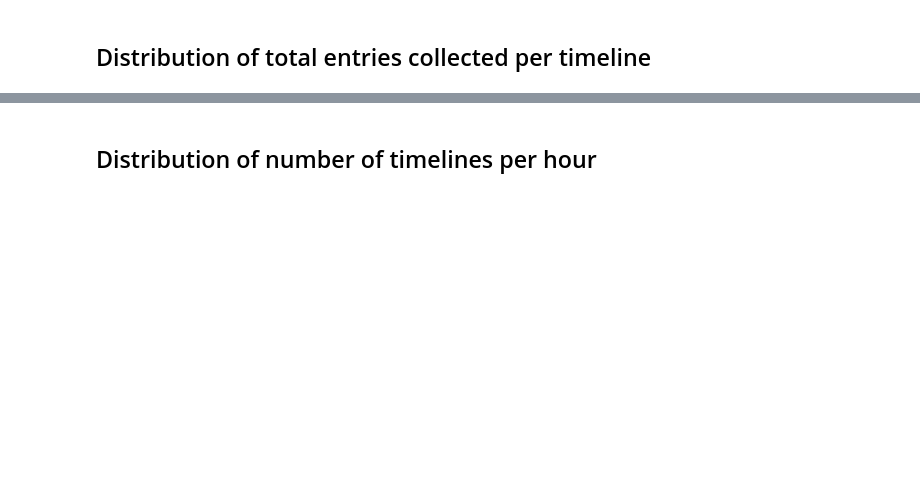
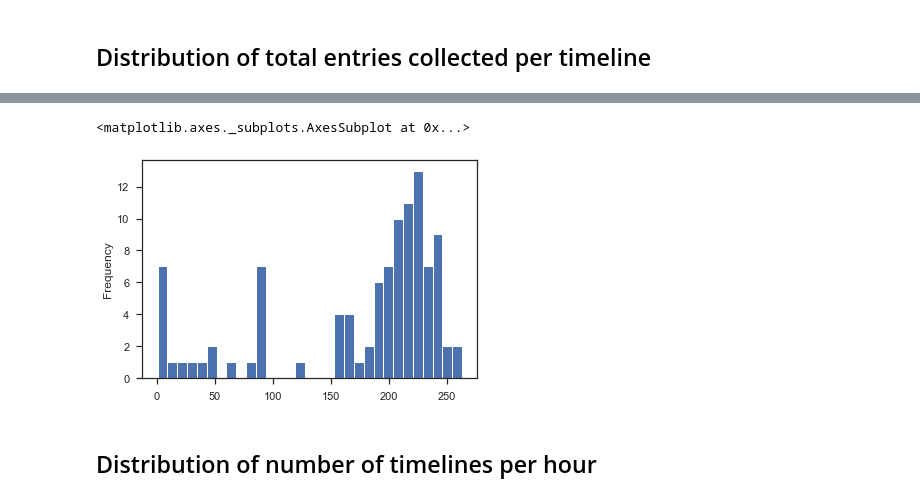
Before and after one commit to tracking-exposed/dashboard, a Jupyter notebook: amsterdam_research/02.data-cleaning.ipynb, the cells around one changed output, grey strips where cells are left out. Saved outputs shown, nothing was run; the diff lists cells and outputs as text; code cells hidden in the pictures; blank space fills up the shorter version.

```diff
--- a/amsterdam_research/02.data-cleaning.ipynb
+++ b/amsterdam_research/02.data-cleaning.ipynb
@@ -259,17 +308,19 @@ df.groupby(['timeline'])['impressionOrder'].max().plot.hist(bins=16)
 # %%
 result = df
 result.index = result.index.floor('H')
 names = result.groupby(df.index).user.unique()
 timelines = result.groupby(df.index).timeline.unique()
 result = pd.DataFrame(names)
 result.columns = ['names']
 result['users_count'] = result['names'].str.len()
 result['timelines'] = timelines
 result['timelines_count'] = result['timelines'].str.len()
-display(result)
 
 # result.users_count.plot.hist(bins=5)
 result.timelines_count.plot.hist(bins=31)
+# %% [output]
+<matplotlib.axes._subplots.AxesSubplot at 0x...>
+[figure, added]
 # %% [markdown]
 ## Distribution of number of timelines per hour
 # %%
```
Also changed, not shown: parts of 34 cells of this notebook, 5 other files.
